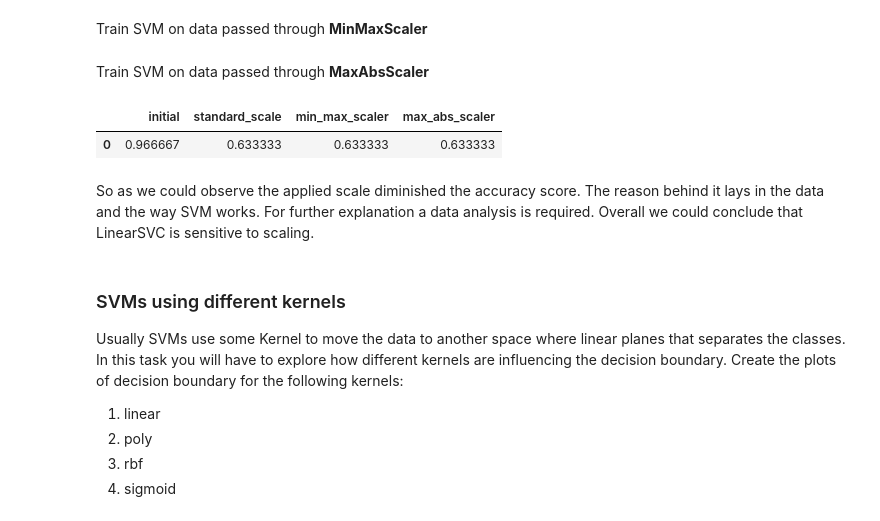
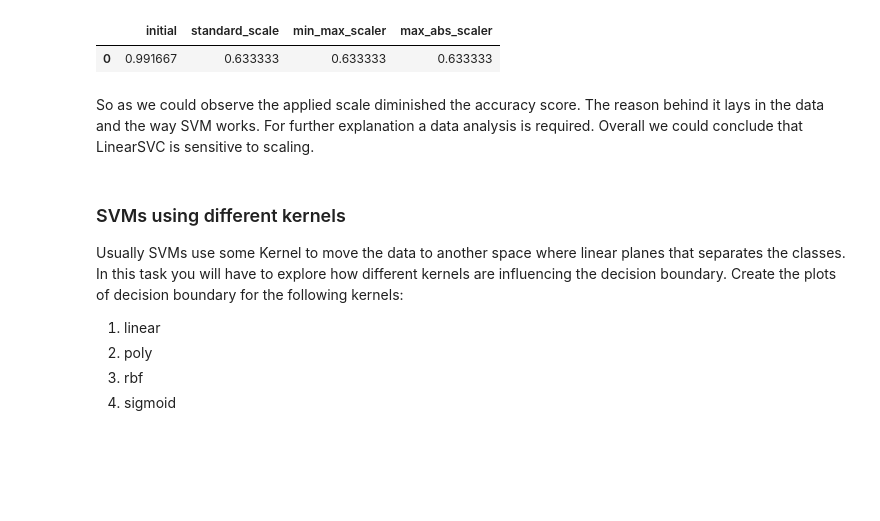
Before and after one commit to its-mario/Sigmoid-Mentoring, a Jupyter notebook: 09_support_vector_machine.ipynb, the cells around one changed output. Drawn from its saved outputs; the diff is of its cells as text; code cells hidden in the pictures; blank space fills up the shorter version.

```diff
--- a/09_support_vector_machine.ipynb
+++ b/09_support_vector_machine.ipynb
@@ -196,2 +62,0 @@ standard_score = clf_standard.score(x_test.to_numpy(), y_test)
-# %% [markdown]
-Train SVM on data passed through __MinMaxScaler__
@@ -208,2 +62,0 @@ minmax_score = clf_minmax.score(x_test.to_numpy(), y_test)
-# %% [markdown]
-Train SVM on data passed through __MaxAbsScaler__
@@ -220,13 +63,39 @@ max_abs_score = clf_maxabs.score(x_test.to_numpy(), y_test)
-# %%
-pd.DataFrame({
-    "initial" : [plain_score],
-    "standard_scale": [standard_score],
-    "min_max_scaler": [minmax_score],
-    "max_abs_scaler": [max_abs_score],
-})
-# %% [output]
-|  | initial | standard_scale | min_max_scaler | max_abs_scaler |
-| 0 | 0.966667 | 0.633333 | 0.633333 | 0.633333 |
+# %%
+from sklearn.metrics import accuracy_score
+from sklearn import svm
+from sklearn.preprocessing import MaxAbsScaler, MinMaxScaler, StandardScaler
+from sklearn.model_selection import train_test_split
+
+scalers = {
+    "initial" : None,
+    "standard_scale": StandardScaler(),
+    "min_max_scaler": MinMaxScaler(),
+    "max_abs_scaler":  MaxAbsScaler(),
+}
+
+train_columns = df.drop("classification", axis=1).to_numpy()
+target_column = df["classification"].to_numpy()
+
+x, x_test, y, y_test = train_test_split(train_columns, target_column, test_size=0.3, random_state=42)
+
+results = pd.DataFrame({})
+for name, scaler  in scalers.items():
+
+    if scaler is not None:
+        scaler.fit(x, y)
+        x = scaler.transform(x)
+
+    clf = svm.LinearSVC(dual='auto')
+    clf.fit(x, y)
+
+    prediction = clf.predict(x_test)
+    accuracy = accuracy_score(y_test, prediction)
+
+    results[name] = [accuracy]
+results
+# %% [output]
+|  | initial | standard_scale | min_max_scaler | max_abs_scaler |
+| 0 | 0.991667 | 0.633333 | 0.633333 | 0.633333 |
 # %% [markdown]
 So as we could observe the applied scale diminished the accuracy score. The reason behind it lays in the data and the way SVM works. For further explanation a data analysis is required. Overall we could conclude that LinearSVC is sensitive to scaling.
 # %% [markdown]
```
Also changed, not shown: parts of 28 cells of this notebook.
